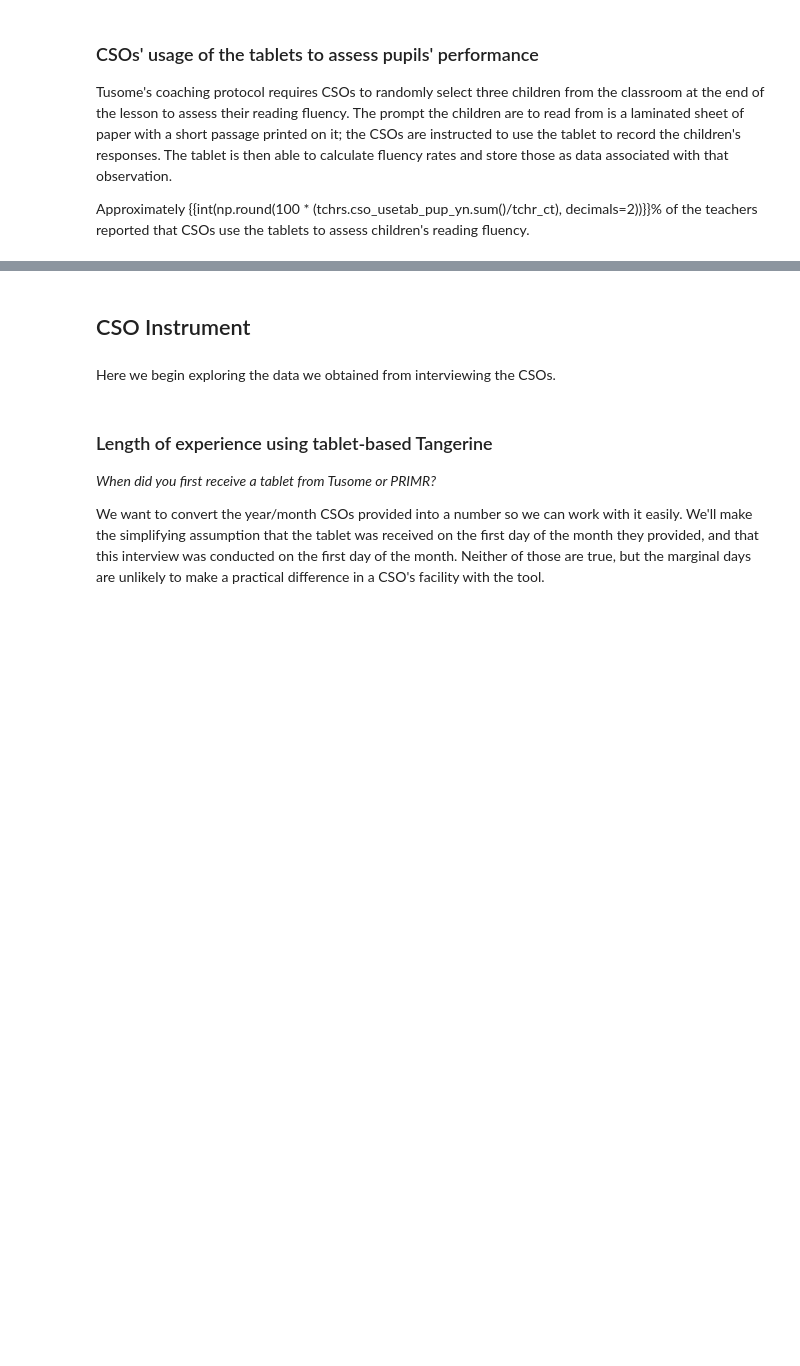
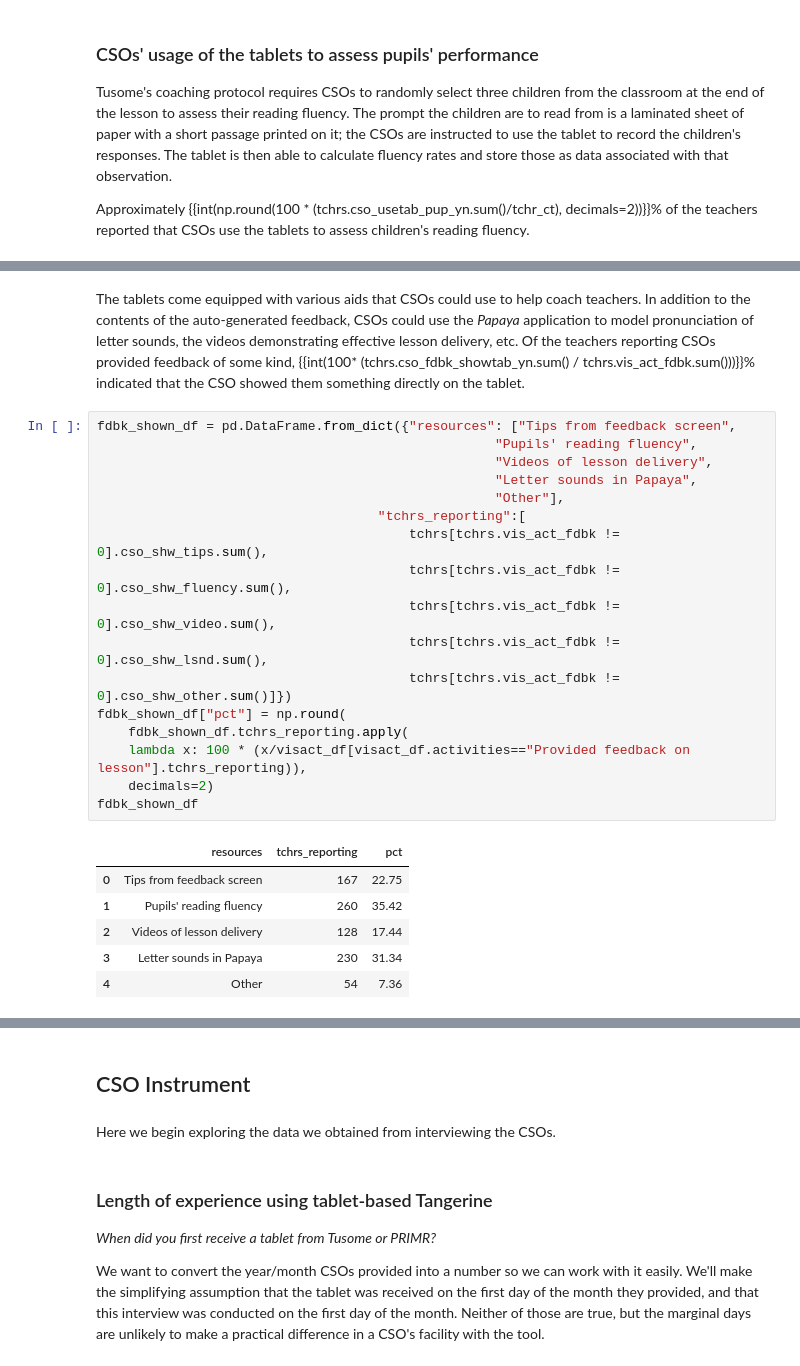
Before and after one commit to TSSlade/tusome-d4dm, a Jupyter notebook: tusome-d4dm exploration.ipynb, the cells around one changed output, grey strips where cells are left out. Saved outputs shown, nothing was run; the diff lists cells and outputs as text; blank space fills up the shorter version.

```diff
--- a/tusome-d4dm exploration.ipynb
+++ b/tusome-d4dm exploration.ipynb
@@ -181 +183,27 @@ tchrs[tchrs.cso_fdbk_det.notna() & (tchrs.cso_fdbk_det != "")].cso_fdbk_det.samp
 Name: cso_fdbk_det, dtype: object
+# %% [markdown]
+The tablets come equipped with various aids that CSOs could use to help coach teachers. In addition to the contents of the auto-generated feedback, CSOs could use the _Papaya_ application to model pronunciation of letter sounds, the videos demonstrating effective lesson delivery, etc. Of the teachers reporting CSOs provided feedback of some kind, {{int(100* (tchrs.cso_fdbk_showtab_yn.sum() / tchrs.vis_act_fdbk.sum()))}}% indicated that the CSO showed them something directly on the tablet.
+# %%
+fdbk_shown_df = pd.DataFrame.from_dict({"resources": ["Tips from feedback screen",
+                                                   "Pupils' reading fluency",
+                                                   "Videos of lesson delivery",
+                                                   "Letter sounds in Papaya",
+                                                   "Other"],
+                                    "tchrs_reporting":[
+                                        tchrs[tchrs.vis_act_fdbk != 0].cso_shw_tips.sum(),
+                                        tchrs[tchrs.vis_act_fdbk != 0].cso_shw_fluency.sum(),
+                                        tchrs[tchrs.vis_act_fdbk != 0].cso_shw_video.sum(),
+                                        tchrs[tchrs.vis_act_fdbk != 0].cso_shw_lsnd.sum(),
+                                        tchrs[tchrs.vis_act_fdbk != 0].cso_shw_other.sum()]})
+fdbk_shown_df["pct"] = np.round(
+    fdbk_shown_df.tchrs_reporting.apply(
+    lambda x: 100 * (x/visact_df[visact_df.activities=="Provided feedback on lesson"].tchrs_reporting)),
+    decimals=2)
+fdbk_shown_df
+# %% [output]
+|  | resources | tchrs_reporting | pct |
+| 0 | Tips from feedback screen | 167 | 22.75 |
+| 1 | Pupils' reading fluency | 260 | 35.42 |
+| 2 | Videos of lesson delivery | 128 | 17.44 |
+| 3 | Letter sounds in Papaya | 230 | 31.34 |
+| 4 | Other | 54 | 7.36 |
```
Also changed, not shown: parts of 50 cells of this notebook, 6 other files.
